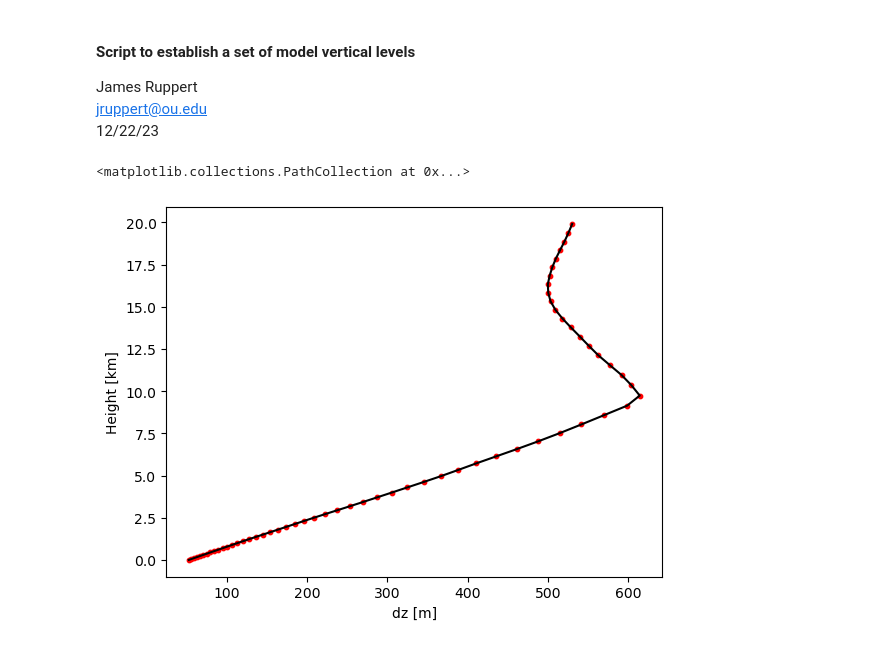
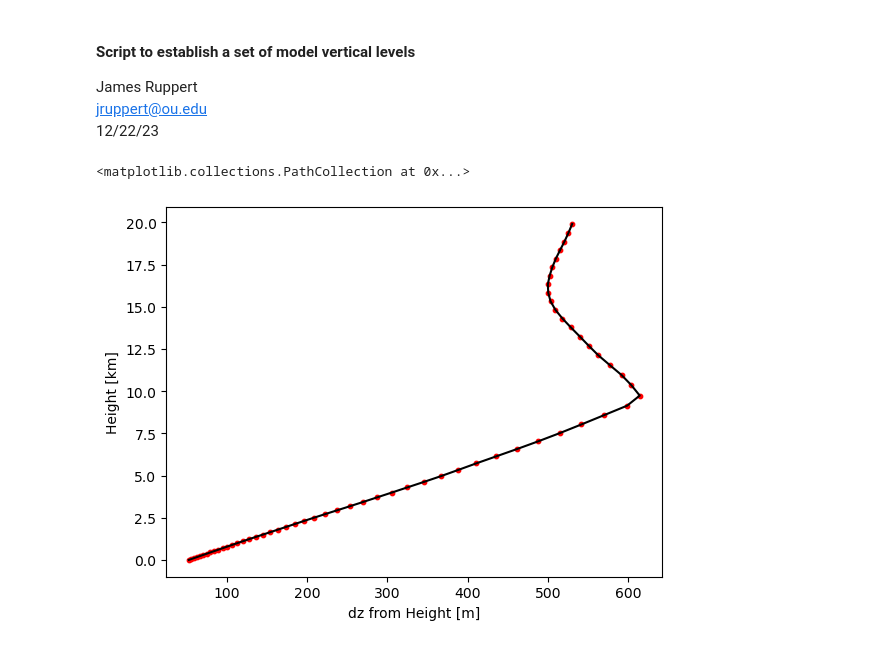
Before and after one commit to jhruppert/wrf-piccolo, a Jupyter notebook: vertical_levels.ipynb, the cells around one changed output. Saved outputs shown, nothing was run; the diff lists cells and outputs as text; code cells hidden in the pictures.

```diff
--- a/vertical_levels.ipynb
+++ b/vertical_levels.ipynb
@@ -25,18 +25,18 @@ ncfile.close()
 # %%
 # Plot WRF dz vs. height
 nz = hght.size-1
 dz = np.zeros(nz)
 for iz in range(nz):
     dz[iz] = hght[iz+1]-hght[iz]
 # plt.plot(dz,hght[:nz]*1e-3)
 ztop = np.min(np.where(hght > 20e3))
 plt.plot(dz[:ztop],hght[:ztop]*1e-3, 'k')
-plt.xlabel("dz [m]")
+plt.xlabel("dz from Height [m]")
 plt.ylabel("Height [km]")
 plt.scatter(dz[:ztop],hght[:ztop]*1e-3, s=10, c='red')
 # %% [output]
 <matplotlib.collections.PathCollection at 0x...>
-[figure, old version]
+[figure, new version]
 # %%
 # WRF Stretched vertical levels subroutine
 
```
Also changed, not shown: parts of 1 cell of this notebook, 1 other file.
